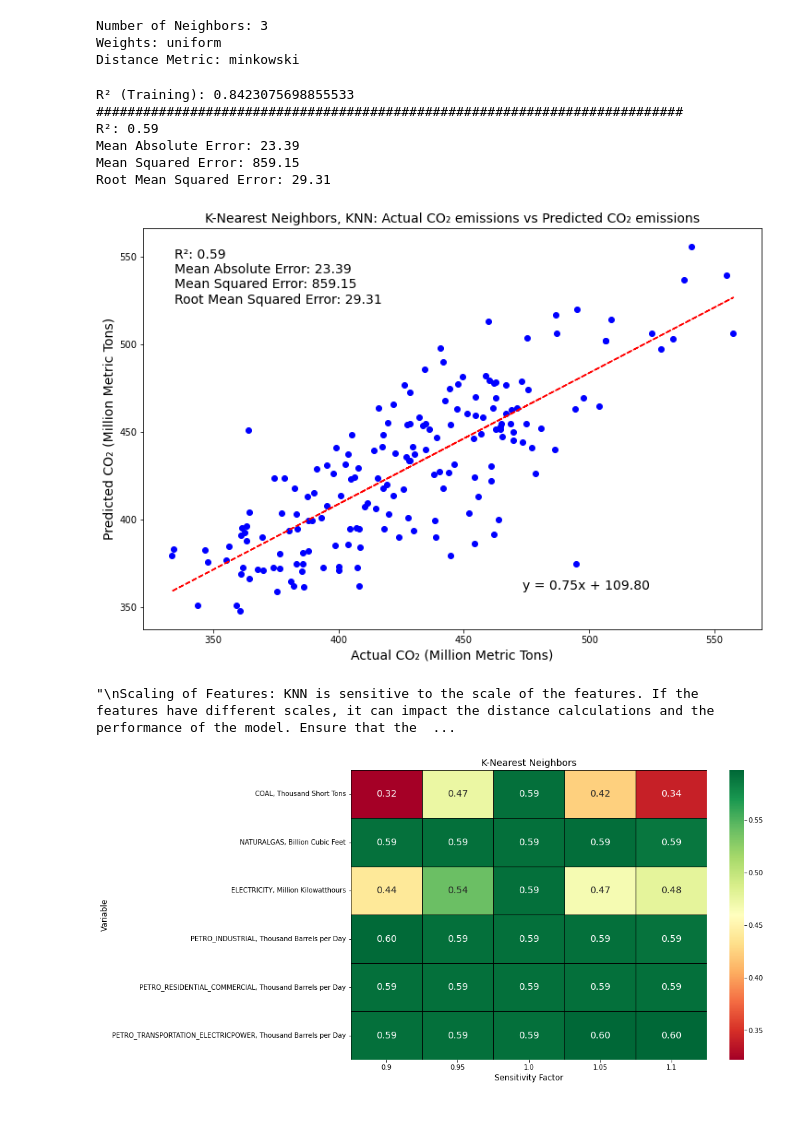
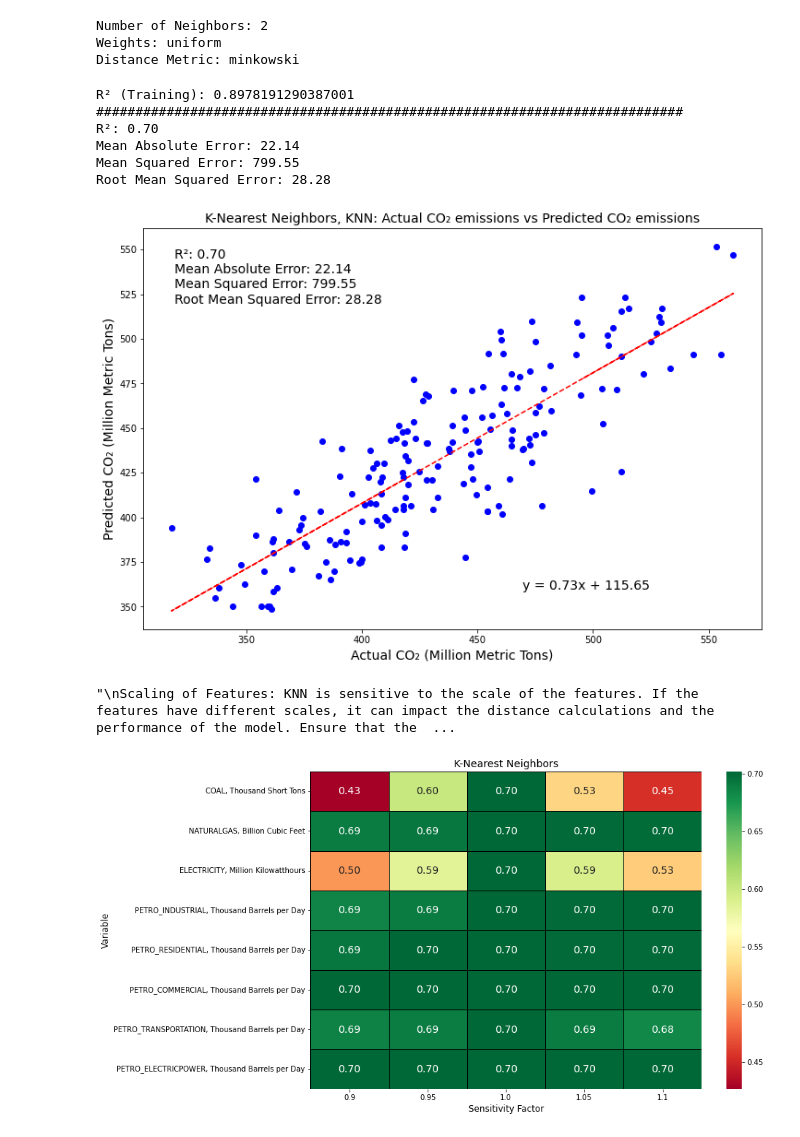
Before and after one commit to jr198868/ML_US_ENERGY, a Jupyter notebook: ML/K-Nearest_neighbors_model.ipynb, the cells around one changed output. Cells and saved outputs as stored; diff of their text form; code cells hidden in the pictures.

Commit message:
decompose the input variables and add shuffle data

```diff
--- a/ML/K-Nearest_neighbors_model.ipynb
+++ b/ML/K-Nearest_neighbors_model.ipynb
@@ -11,17 +12,21 @@ import seaborn as sns
 # %%
-
 data = pd.read_csv('ml_data_variable.csv')
 
 # extract the independent variables (X) and dependent variable (y)
 X = data[['COAL, Thousand Short Tons', 'NATURALGAS, Billion Cubic Feet', 'ELECTRICITY, Million Kilowatthours',
-         'PETRO_INDUSTRIAL, Thousand Barrels per Day', 'PETRO_RESIDENTIAL_COMMERCIAL, Thousand Barrels per Day',
-         'PETRO_TRANSPORTATION_ELECTRICPOWER, Thousand Barrels per Day']]
+          'PETRO_INDUSTRIAL, Thousand Barrels per Day', 'PETRO_RESIDENTIAL, Thousand Barrels per Day',
+          'PETRO_COMMERCIAL, Thousand Barrels per Day', 'PETRO_TRANSPORTATION, Thousand Barrels per Day',
+          'PETRO_ELECTRICPOWER, Thousand Barrels per Day']]
+
 y = data['CO2, Million Metric Tons']
 
+
+# Shuffle data
+X, y = shuffle(X, y, random_state = 42)
 X_train, X_test, y_train, y_test = train_test_split(X, y, test_size = 0.3, random_state = 42)
 
 
-k = 3
+k = 2
 model = KNeighborsRegressor(n_neighbors=k)
 model.fit(X_train, y_train)
 
@@ -37,11 +42,11 @@ print("Weights:", weights)
 metric = model.metric
 print("Distance Metric:", metric)
 # %% [output]
-Number of Neighbors: 3
+Number of Neighbors: 2
 Weights: uniform
 Distance Metric: minkowski
 # %%
-k = 3
+k = 2
 knn_regressor = KNeighborsRegressor(n_neighbors=k)
 knn_regressor.fit(X_train, y_train)
 
@@ -117,20 +122,21 @@ Multicollinearity: If the features exhibit high multicollinearity (correlation b
 
 '''
 # %% [output]
-R² (Training): 0.8423075698855533
+R² (Training): 0.8978191290387001
 ###########################################################################
-R²: 0.59
-Mean Absolute Error: 23.39
-Mean Squared Error: 859.15
-Root Mean Squared Error: 29.31
+R²: 0.70
+Mean Absolute Error: 22.14
+Mean Squared Error: 799.55
+Root Mean Squared Error: 28.28
-[figure, old version]
+[figure, new version]
 "\nScaling of Features: KNN is sensitive to the scale of the features. If the features have different scales, it can impact the distance calculations and the performance of the model. Ensure that the  ...
 # %%
 
 # Define the variables to analyze for sensitivity
 variables_to_analyze = ['COAL, Thousand Short Tons', 'NATURALGAS, Billion Cubic Feet', 'ELECTRICITY, Million Kilowatthours',
-                        'PETRO_INDUSTRIAL, Thousand Barrels per Day', 'PETRO_RESIDENTIAL_COMMERCIAL, Thousand Barrels per Day',
-                        'PETRO_TRANSPORTATION_ELECTRICPOWER, Thousand Barrels per Day']
+                        'PETRO_INDUSTRIAL, Thousand Barrels per Day', 'PETRO_RESIDENTIAL, Thousand Barrels per Day',
+                        'PETRO_COMMERCIAL, Thousand Barrels per Day', 'PETRO_TRANSPORTATION, Thousand Barrels per Day',
+                        'PETRO_ELECTRICPOWER, Thousand Barrels per Day']
 
 # Initialize a dictionary to store sensitivity analysis results
 sensitivity_results = {}
@@ -152,31 +158,31 @@ for variable_name in variables_to_analyze:
 
         # Make predictions using the modified dataset
         y_pred_modified = knn_regressor.predict(X_test_modified)
 
         # Calculate the R-squared score for the modified predictions
         r2_modified = r2_score(y_test, y_pred_modified)
 
         # Store the sensitivity analysis results
         variable_sensitivity_results.append(r2_modified)
 
     # Store the sensitivity analysis results for the current variable in the dictionary
     sensitivity_results[variable_name] = variable_sensitivity_results
 
 # Create a matrix of sensitivity analysis results
 sensitivity_matrix = np.array([sensitivity_results[variable] for variable in variables_to_analyze])
 
 # Create a heatmap to visualize the sensitivity analysis results
 plt.figure(figsize=(12, 8))  # Adjust the figure size if needed
 
 sns.heatmap(sensitivity_matrix, cmap='RdYlGn', annot=True, fmt='.2f', annot_kws={'fontsize': 14},
             xticklabels=[0.9, 0.95, 1.0, 1.05, 1.1], yticklabels=variables_to_analyze,
             linewidths=0.5, linecolor='black')
 
 plt.xlabel('Sensitivity Factor', fontsize=12)
 plt.ylabel('Variable', fontsize=12)
 plt.title('K-Nearest Neighbors', fontsize=14)
 'Decision Tree Sensitivity Analysis of different machine learning methods: Changes in the R² when the selected variable is perturbed'
 plt.savefig('K-Nearest Neighbors Sensitivity Analysis.jpg', dpi=300, bbox_inches='tight')
 plt.show()
 # %% [output]
-[figure, old version]
+[figure, new version]
```
Also changed, not shown: parts of 1 cell of this notebook, 37 other files.
